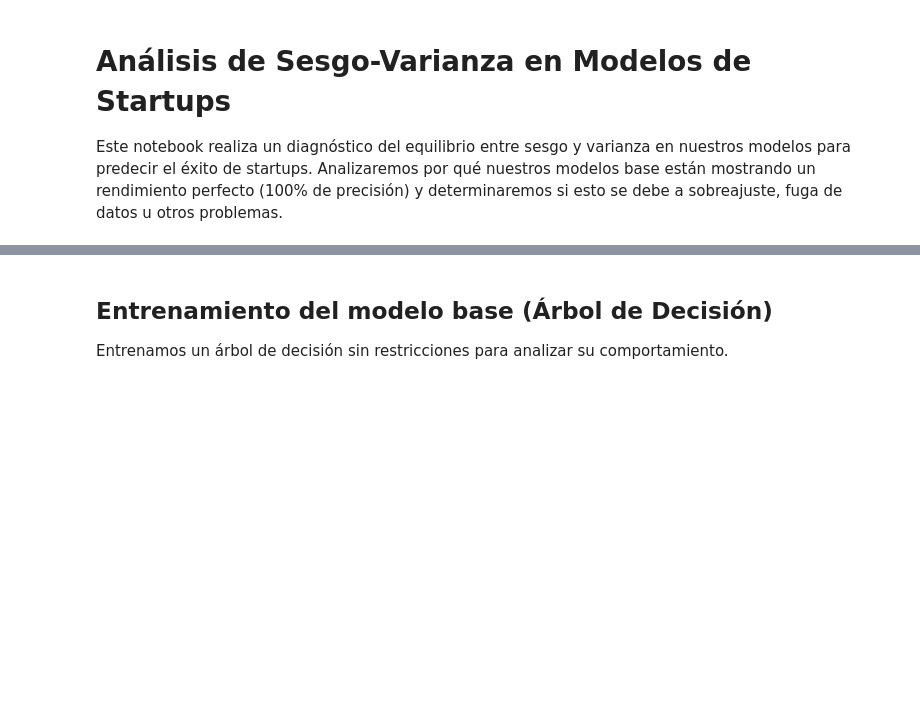
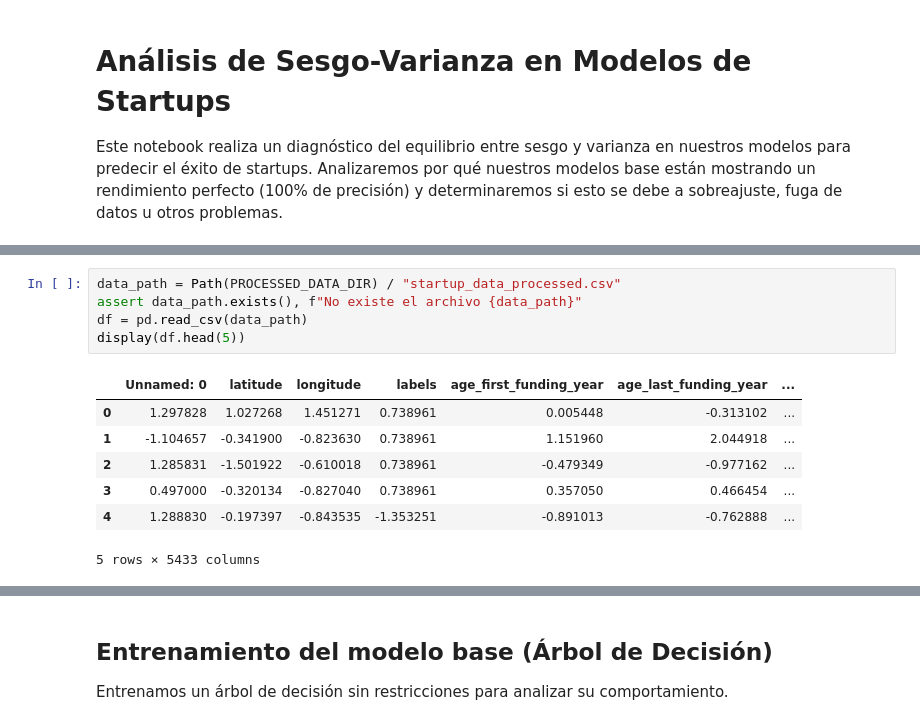
Before and after one commit to AlexLopez-ia/startups-ml, a Jupyter notebook: notebooks/04_bias_variance_analysis.ipynb, the cells around one changed output, grey strips where cells are left out. Drawn from its saved outputs; the diff is of its cells as text; blank space fills up the shorter version.

```diff
--- a/notebooks/04_bias_variance_analysis.ipynb
+++ b/notebooks/04_bias_variance_analysis.ipynb
@@ -69,0 +39,13 @@ Name: count, dtype: int64
+# %%
+data_path = Path(PROCESSED_DATA_DIR) / "startup_data_processed.csv"
+assert data_path.exists(), f"No existe el archivo {data_path}"
+df = pd.read_csv(data_path)
+display(df.head(5))
+# %% [output]
+|  | Unnamed: 0 | latitude | longitude | labels | age_first_funding_year | age_last_funding_year | ... |
+| 0 | 1.297828 | 1.027268 | 1.451271 | 0.738961 | 0.005448 | -0.313102 | ... |
+| 1 | -1.104657 | -0.341900 | -0.823630 | 0.738961 | 1.151960 | 2.044918 | ... |
+| 2 | 1.285831 | -1.501922 | -0.610018 | 0.738961 | -0.479349 | -0.977162 | ... |
+| 3 | 0.497000 | -0.320134 | -0.827040 | 0.738961 | 0.357050 | 0.466454 | ... |
+| 4 | 1.288830 | -0.197397 | -0.843535 | -1.353251 | -0.891013 | -0.762888 | ... |
+5 rows × 5433 columns
```
Also changed, not shown: parts of 12 cells of this notebook, 3 other files.
